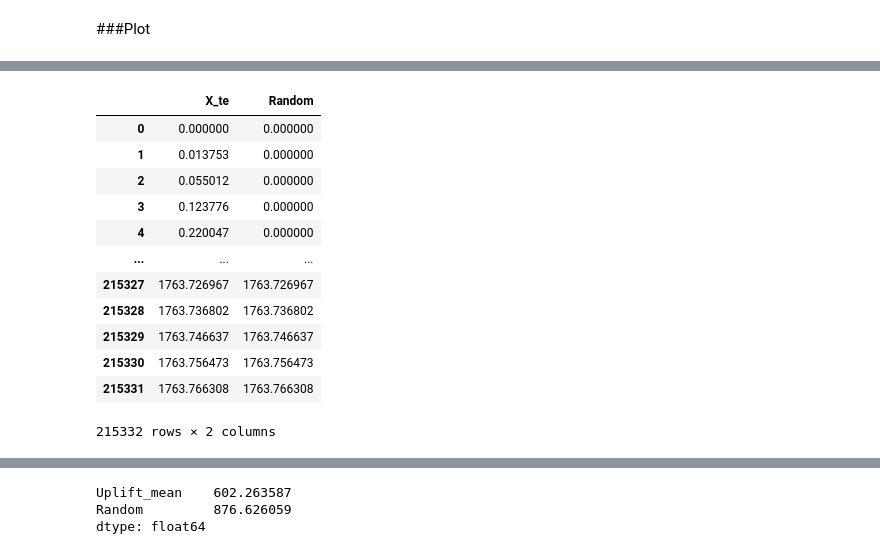
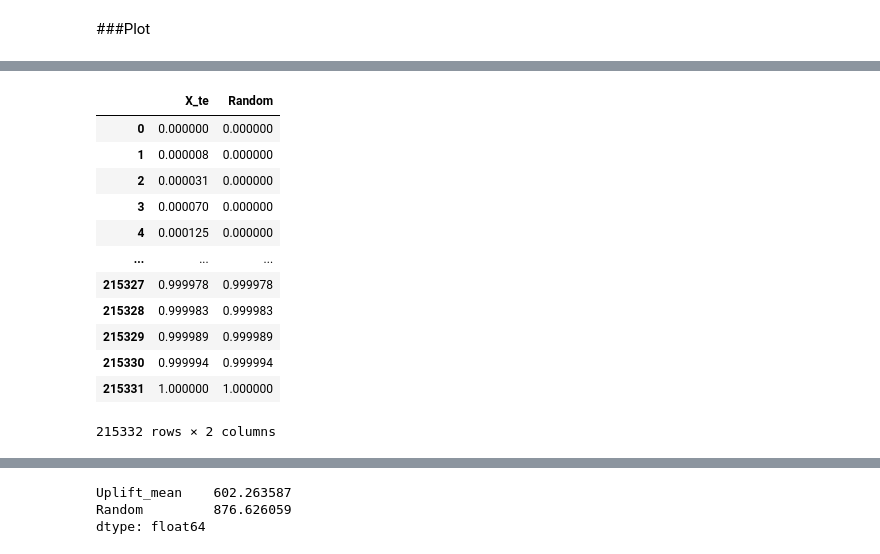
Before and after one commit to sssylvia0/Uplift_Model, a Jupyter notebook: Model.ipynb, the cells around one changed output, grey strips where cells are left out. Saved outputs shown, nothing was run; the diff lists cells and outputs as text; code cells hidden in the pictures.

```diff
--- a/Model.ipynb
+++ b/Model.ipynb
@@ -1023,20 +1027,20 @@ WARNING:matplotlib.legend:No artists with labels found to put in legend.  Note t
 # %%
 from causalml.metrics import plot_gain, get_cumgain
 T = val
 T =T[['換匯發送名單','跨售行為',	'X_te']]
-cumgain = get_cumgain(T, outcome_col='跨售行為', treatment_col='換匯發送名單', normalize=False, random_seed=42)
+cumgain = get_cumgain(T, outcome_col='跨售行為', treatment_col='換匯發送名單', normalize=True, random_seed=42)
 cumgain
 # %% [output]
 |  | X_te | Random |
 | 0 | 0.000000 | 0.000000 |
-| 1 | 0.013753 | 0.000000 |
-| 2 | 0.055012 | 0.000000 |
-| 3 | 0.123776 | 0.000000 |
-| 4 | 0.220047 | 0.000000 |
+| 1 | 0.000008 | 0.000000 |
+| 2 | 0.000031 | 0.000000 |
+| 3 | 0.000070 | 0.000000 |
+| 4 | 0.000125 | 0.000000 |
 | ... | ... | ... |
-| 215327 | 1763.726967 | 1763.726967 |
-| 215328 | 1763.736802 | 1763.736802 |
-| 215329 | 1763.746637 | 1763.746637 |
-| 215330 | 1763.756473 | 1763.756473 |
-| 215331 | 1763.766308 | 1763.766308 |
+| 215327 | 0.999978 | 0.999978 |
+| 215328 | 0.999983 | 0.999983 |
+| 215329 | 0.999989 | 0.999989 |
+| 215330 | 0.999994 | 0.999994 |
+| 215331 | 1.000000 | 1.000000 |
 215332 rows × 2 columns
```
Also changed, not shown: parts of 10 cells of this notebook.
